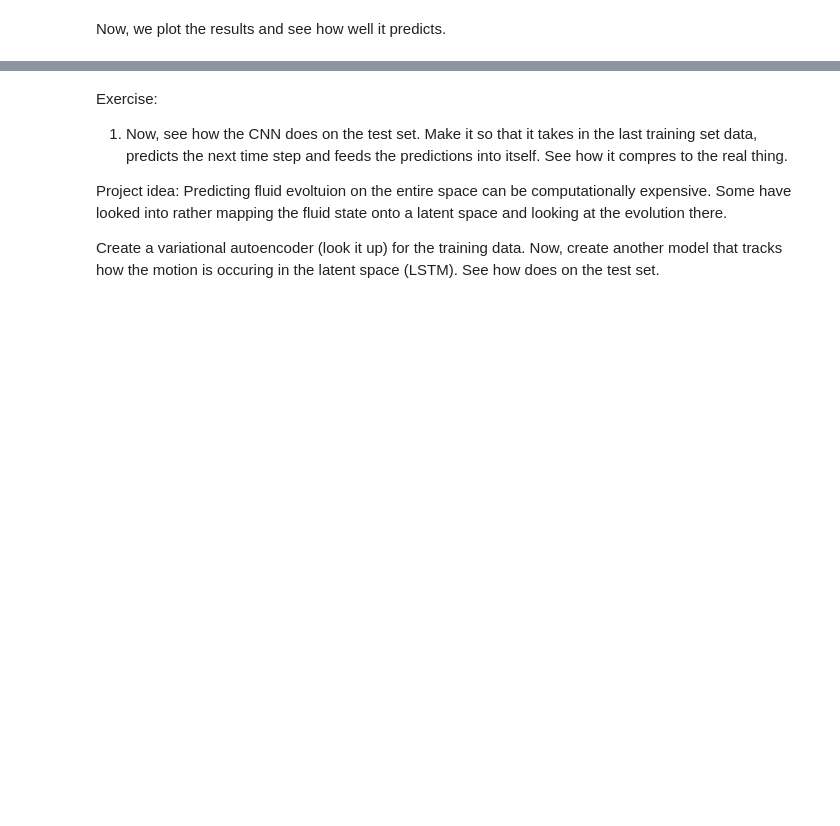
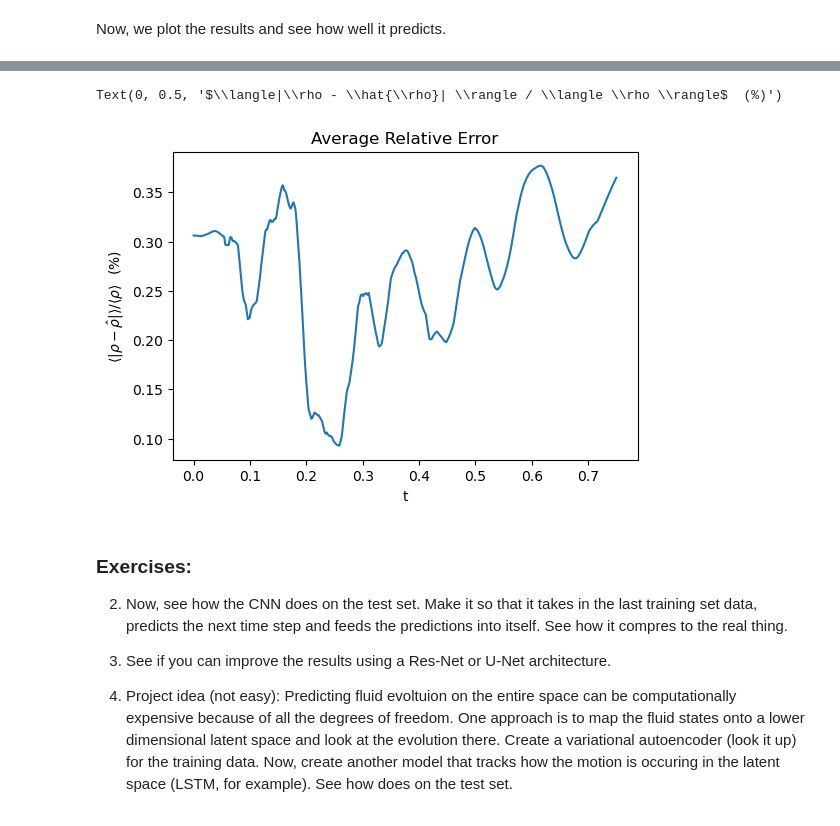
Before and after one commit to ChrisLeon84/FIU-NN-Tutorial, a Jupyter notebook: FIU Tutorial - CNN.ipynb, the cells around one changed output, grey strips where cells are left out. Saved outputs shown, nothing was run; the diff lists cells and outputs as text; code cells hidden in the pictures; blank space fills up the shorter version.

```diff
--- a/FIU Tutorial - CNN.ipynb
+++ b/FIU Tutorial - CNN.ipynb
@@ -129,7 +169,9 @@ rho_min = 0
 rho_max = 0.45
 err_max = 0.09
 
-for t in range(1, n_steps, 100):
+# Plot every 100th step
+
+for t in range(1, n_train, 100):
     plt.figure(t+1, figsize=(15,4))
 
     # Get the True Rho
@@ -180,9 +222,9 @@ for t in range(1, n_steps, 100):
 # Get average error over average rho
 
 # Initiate
-rel_err = np.zeros(n_steps-1)
+rel_err = np.zeros(n_train-1)
 
-for t in range(n_steps-1):
+for t in range(n_train-1):
     # Get the True Rho
     truth = rho_next[t, :, :, 0]
 
@@ -197,13 +239,4 @@ for t in range(n_steps-1):
     ave_abs_err = np.abs(np.mean(truth -model_prediction))
 
     rel_err[t] = ave_abs_err/ave_rho_t
-
-
-time = np.linspace(0,0.75, n_steps-1)
-
-plt.figure(1300, figsize=(6,4))
-plt.plot(time,100*rel_err)
-plt.title('Relative Error')
-plt.xlabel('t')
-plt.ylabel(r'$\langle|\rho - \hat{\rho}| \rangle / \langle \rho \rangle$  (%)')
 # %% [output]
@@ -211,8 +253,19 @@ NameError: name 'n_steps' is not defined
+# %%
+time = np.linspace(0,0.75, n_train-1)
+
+plt.figure(1300, figsize=(6,4))
+plt.plot(time,100*rel_err)
+plt.title('Average Relative Error')
+plt.xlabel('t')
+plt.ylabel(r'$\langle|\rho - \hat{\rho}| \rangle / \langle \rho \rangle$  (%)')
+# %% [output]
+Text(0, 0.5, '$\\langle|\\rho - \\hat{\\rho}| \\rangle / \\langle \\rho \\rangle$  (%)')
+[figure, added]
 # %% [markdown]
-Exercise:
+### Exercises:
 
-1. Now, see how the CNN does on the test set. Make it so that it takes in the last training set data, predicts the next time step and feeds the predictions into itself. See how it compres to the real thing.
+2. Now, see how the CNN does on the test set. Make it so that it takes in the last training set data, predicts the next time step and feeds the predictions into itself. See how it compres to the real thing.
 
-Project idea: Predicting fluid evoltuion on the entire space can be computationally expensive. Some have looked into rather mapping the fluid state onto a latent space and looking at the evolution there.
+3. See if you can improve the results using a Res-Net or U-Net architecture.
 
-Create a variational autoencoder (look it up) for the training data. Now, create another model that tracks how the motion is occuring in the latent space (LSTM). See how does on the test set.
+4. Project idea (not easy): Predicting fluid evoltuion on the entire space can be computationally expensive because of all the degrees of freedom. One approach is to map the fluid states onto a lower dimensional latent space and look at the evolution there. Create a variational autoencoder (look it up) for the training data. Now, create another model that tracks how the motion is occuring in the latent space (LSTM, for example). See how does on the test set.
```
Also changed, not shown: parts of 12 cells of this notebook, 2 other files.
